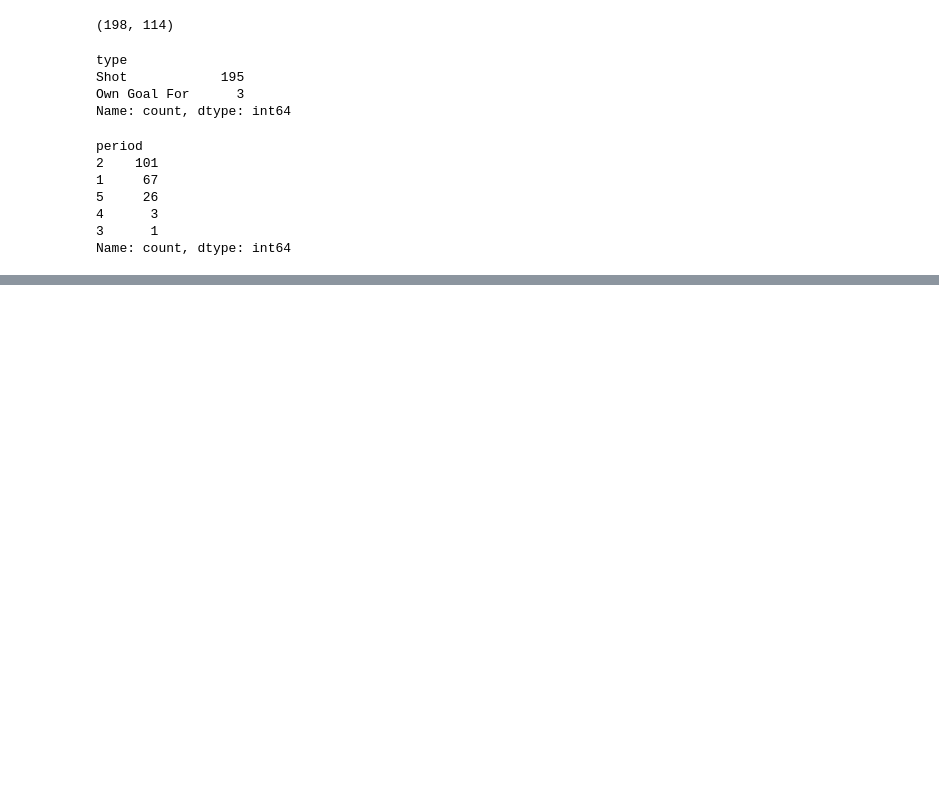
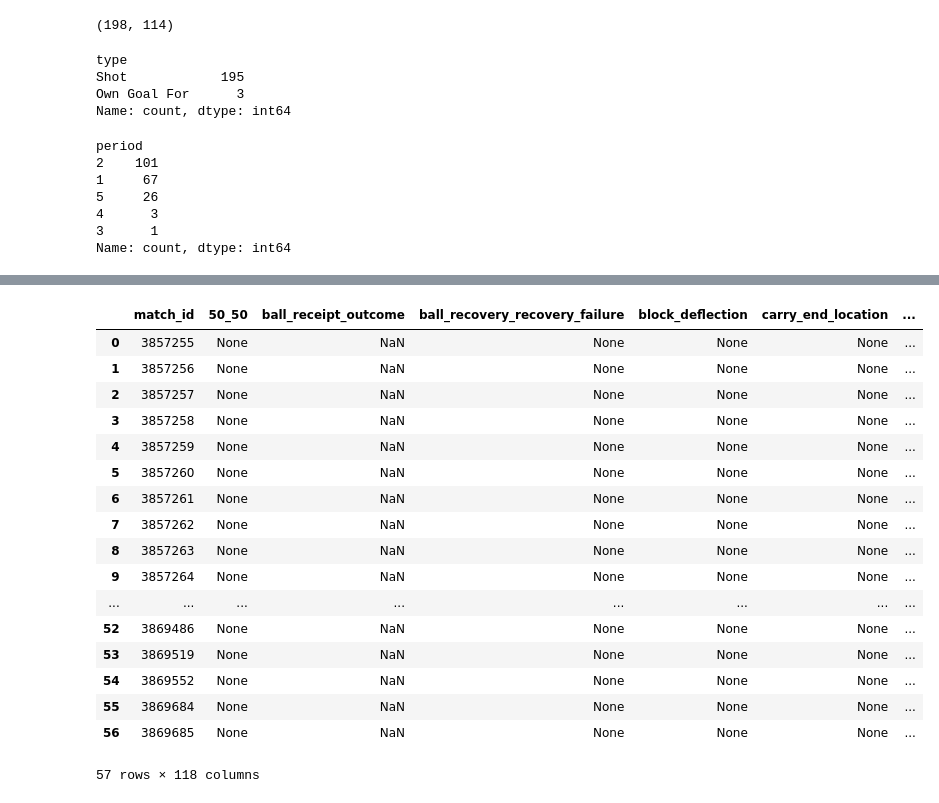
Before and after one commit to Akhilmehra22/analytics-portfolio, a Jupyter notebook: fifa/scoring-first-analysis.ipynb, the cells around one changed output, grey strips where cells are left out. Cells and saved outputs as stored; diff of their text form; code cells hidden in the pictures; blank space fills up the shorter version.

```diff
--- a/fifa/scoring-first-analysis.ipynb
+++ b/fifa/scoring-first-analysis.ipynb
@@ -192,0 +225,4 @@ all_goals = all_goals[all_goals['period'].between(1,4)]
+# %%
+goals_sorted = all_goals.sort_values(['minute','second'], ascending = [True,True])
+# %%
+first_goals = goals_sorted.groupby('match_id').first()
@@ -192,0 +253,2 @@ all_goals = all_goals[all_goals['period'].between(1,4)]
+# %%
+first_goals = first_goals.reset_index()
@@ -192,0 +277,23 @@ all_goals = all_goals[all_goals['period'].between(1,4)]
+# %%
+match_analysis = first_goals.merge(matches_clean, on ='match_id')
+# %%
+match_analysis
+# %% [output]
+|  | match_id | 50_50 | ball_receipt_outcome | ball_recovery_recovery_failure | block_deflection | carry_end_location | ... |
+| 0 | 3857255 | None | NaN | None | None | None | ... |
+| 1 | 3857256 | None | NaN | None | None | None | ... |
+| 2 | 3857257 | None | NaN | None | None | None | ... |
+| 3 | 3857258 | None | NaN | None | None | None | ... |
+| 4 | 3857259 | None | NaN | None | None | None | ... |
+| 5 | 3857260 | None | NaN | None | None | None | ... |
+| 6 | 3857261 | None | NaN | None | None | None | ... |
+| 7 | 3857262 | None | NaN | None | None | None | ... |
+| 8 | 3857263 | None | NaN | None | None | None | ... |
+| 9 | 3857264 | None | NaN | None | None | None | ... |
+| ... | ... | ... | ... | ... | ... | ... | ... |
+| 52 | 3869486 | None | NaN | None | None | None | ... |
+| 53 | 3869519 | None | NaN | None | None | None | ... |
+| 54 | 3869552 | None | NaN | None | None | None | ... |
+| 55 | 3869684 | None | NaN | None | None | None | ... |
+| 56 | 3869685 | None | NaN | None | None | None | ... |
+57 rows × 118 columns
```
Also changed, not shown: parts of 15 cells of this notebook.
